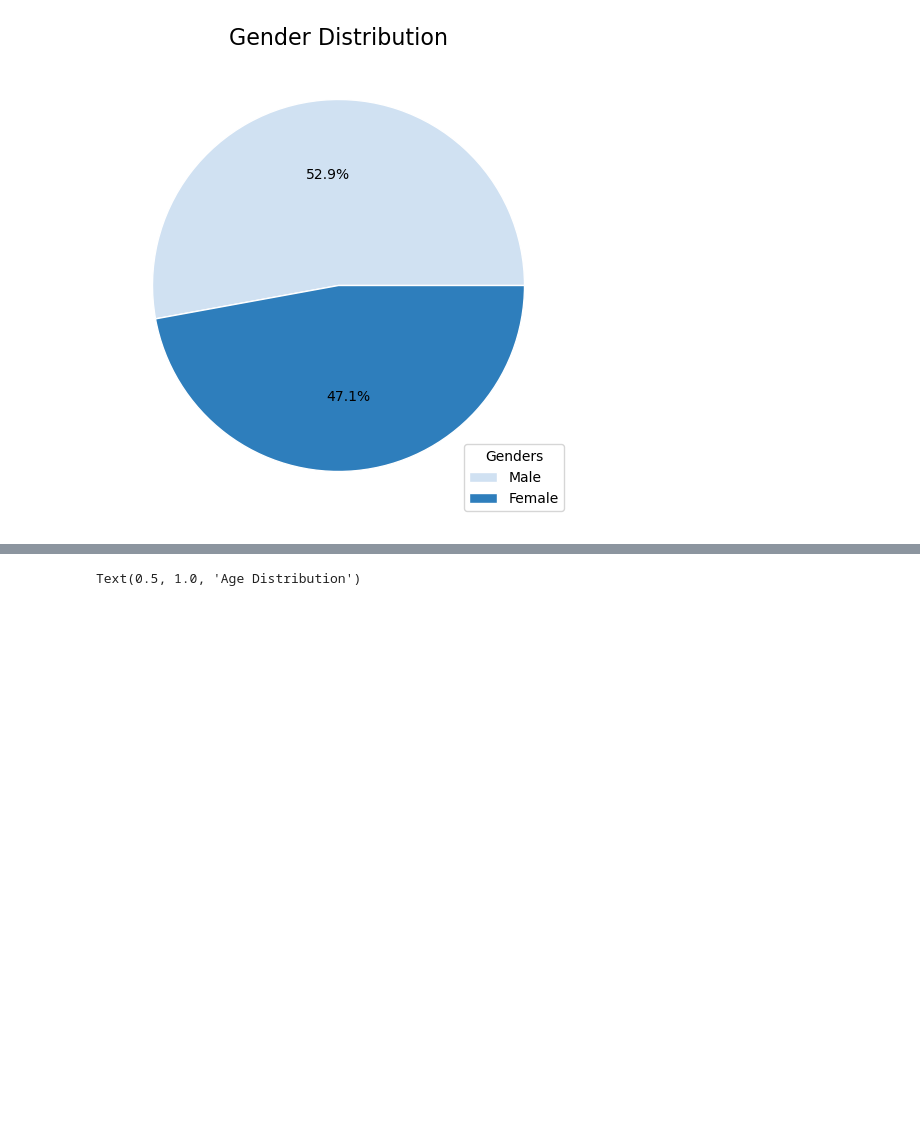
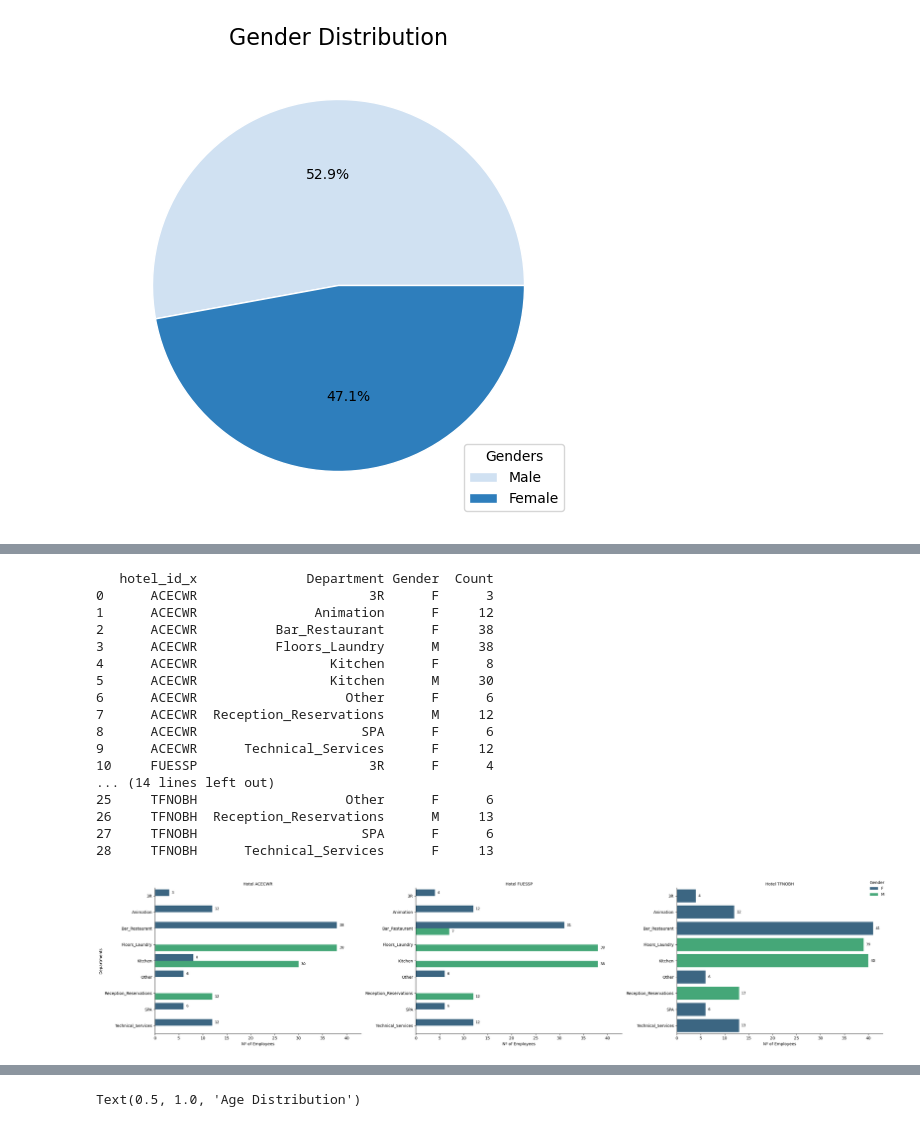
Before and after one commit to nachogalasso/da_python, a Jupyter notebook: hotel_hranalytics/hhanalysis.ipynb, the cells around one changed output, grey strips where cells are left out. Drawn from its saved outputs; the diff is of its cells as text; code cells hidden in the pictures; blank space fills up the shorter version.

Commit message:
gender charts

```diff
--- a/hotel_hranalytics/hhanalysis.ipynb
+++ b/hotel_hranalytics/hhanalysis.ipynb
@@ -241,3 +241,7 @@ plt.show()
 [figure]
 # %%
 # Let's analyze the gender distribution by department
+
+df_rawworkforce['emp_id'] = df_rawworkforce['emp_id'].astype('str')
+emp_gender_by_dep = pd.merge(df_rawemp, df_rawworkforce, on='emp_id', how='inner')
+emp_gender_by_dep.head()
@@ -243,0 +255,4 @@ plt.show()
+# %%
+# Let's drop the columns we are not going to use
+emp_gender_by_dep.drop(columns=['Name', 'Surname', 'Birthday', 'wkc_id', 'years_at_position', 'years_working', 'Entry_date', 'hotel_id_y', 'hc_id', 'Staff'], inplace=True)
+emp_gender_by_dep.head()
@@ -243,0 +278,72 @@ plt.show()
+# %%
+# It's time to visualize our data
+gender_dist = emp_gender_by_dep.groupby(['hotel_id_x', 'Department', 'Gender']).size().reset_index()
+gender_dist.rename(columns={0: 'Count'}, inplace=True)
+print(gender_dist)
+
+# Converting the Count column to numeric
+gender_dist['Count'] = gender_dist['Count'].astype('int64')
+
+gender_dist['Count'].dtypes
+# Using Seaborn to create a barplot with FacetGrid
+grid = sns.FacetGrid(
+    gender_dist,
+    col='hotel_id_x',
+    height=6,
+    aspect=1.5,
+    sharey=False
+)
+
+# Drawing the plot
+grid.map_dataframe(
+    sns.barplot,
+    y='Department',
+    x='Count',
+    hue='Gender',
+    palette='viridis'
+)
+
+# Adding the counts to each bar
+for ax in grid.axes.flat:
+    for container in ax.containers:
+        for bar in container:
+            bar_value = bar.get_width()
+            if bar_value > 0:
+                ax.text(
+                    bar_value + 0.5,
+                    bar.get_y() + bar.get_height() / 2,
+                    f"{int(bar_value)}",
+                    ha='left',
+                    va='center',
+                    fontsize=9,
+                    color='black'
+                )
+
+# Legend and title
+grid.add_legend(title='Gender')
+grid.legend.set_loc('upper right')
+grid.set_titles('Hotel {col_name}')
+grid.set_axis_labels('Nº of Employees', 'Departments')
+plt.tight_layout()
+plt.title('Gender Distribution by Department and Hotel')
+
+plt.show()
+# %% [output]
+   hotel_id_x              Department Gender  Count
+0      ACECWR                      3R      F      3
+1      ACECWR               Animation      F     12
+2      ACECWR          Bar_Restaurant      F     38
+3      ACECWR          Floors_Laundry      M     38
+4      ACECWR                 Kitchen      F      8
+5      ACECWR                 Kitchen      M     30
+6      ACECWR                   Other      F      6
+7      ACECWR  Reception_Reservations      M     12
+8      ACECWR                     SPA      F      6
+9      ACECWR      Technical_Services      F     12
+10     FUESSP                      3R      F      4
+... (14 lines left out)
+25     TFNOBH                   Other      F      6
+26     TFNOBH  Reception_Reservations      M     13
+27     TFNOBH                     SPA      F      6
+28     TFNOBH      Technical_Services      F     13
+[figure, added]
```
Also changed, not shown: parts of 8 cells of this notebook.
